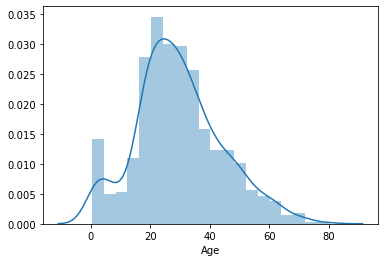
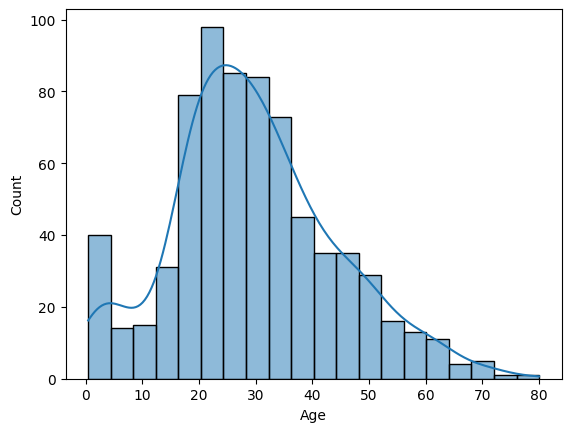
Code edit (unified diff) that turned the first committed figure into the second:
--- before
+++ after
@@ -1 +1 @@
-sns.distplot(df['Age'])
+sns.histplot(df['Age'], kde=True) 

Commit: format univariate readme with code blocks and kde